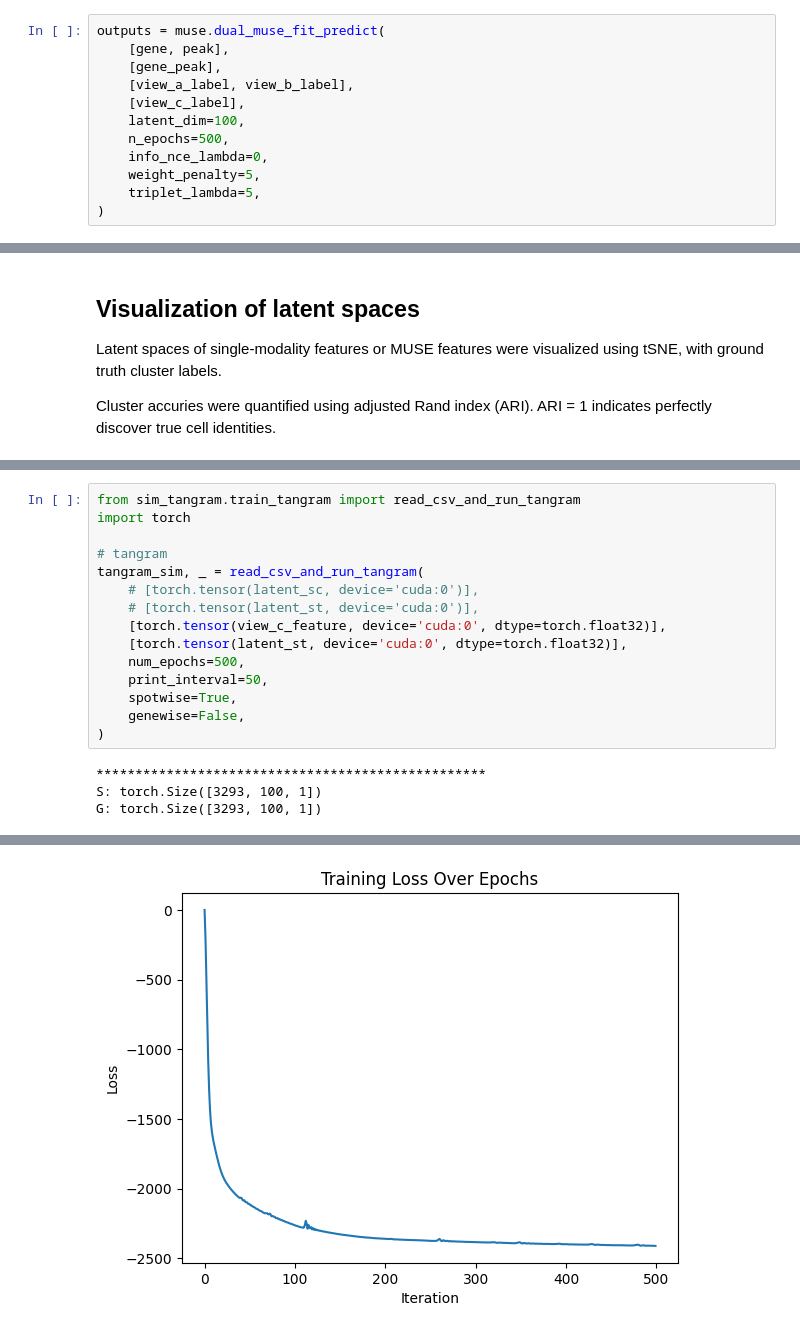
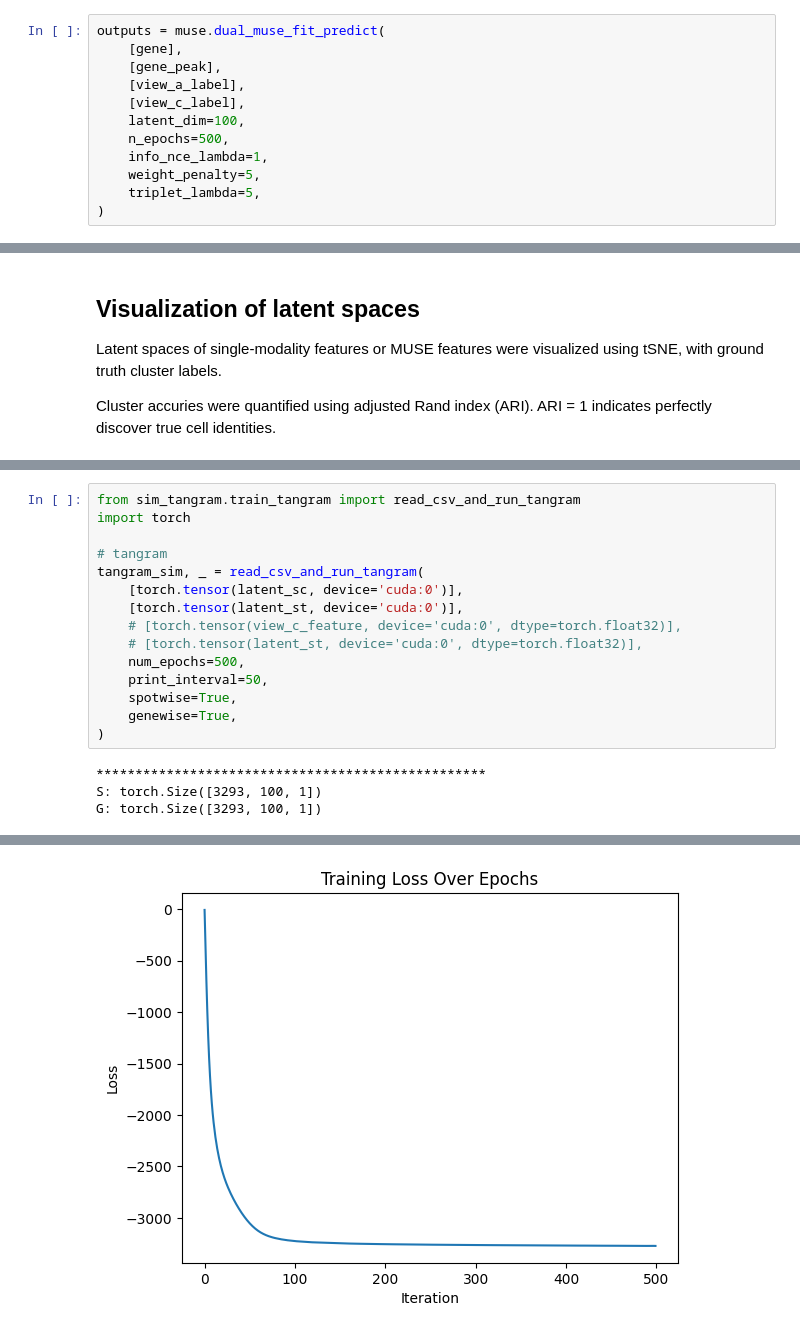
Before and after one commit to darkwilldie/MUSE, a Jupyter notebook: MUSE_demo/my_demo.ipynb, the cells around one changed output, grey strips where cells are left out. Saved outputs shown, nothing was run; the diff lists cells and outputs as text.

```diff
--- a/MUSE_demo/my_demo.ipynb
+++ b/MUSE_demo/my_demo.ipynb
@@ -96,13 +96,13 @@ PhenoGraph completed in 2.033363103866577 seconds
 MUSE learns the joint latent representation
 # %%
 outputs = muse.dual_muse_fit_predict(
-    [gene, peak],
+    [gene],
     [gene_peak],
-    [view_a_label, view_b_label],
+    [view_a_label],
     [view_c_label],
     latent_dim=100,
     n_epochs=500,
-    info_nce_lambda=0,
+    info_nce_lambda=1,
     weight_penalty=5,
     triplet_lambda=5,
 )
@@ -234,14 +241,14 @@ import torch
 
 # tangram
 tangram_sim, _ = read_csv_and_run_tangram(
-    # [torch.tensor(latent_sc, device='cuda:0')],
-    # [torch.tensor(latent_st, device='cuda:0')],
-    [torch.tensor(view_c_feature, device='cuda:0', dtype=torch.float32)],
-    [torch.tensor(latent_st, device='cuda:0', dtype=torch.float32)],
+    [torch.tensor(latent_sc, device='cuda:0')],
+    [torch.tensor(latent_st, device='cuda:0')],
+    # [torch.tensor(view_c_feature, device='cuda:0', dtype=torch.float32)],
+    # [torch.tensor(latent_st, device='cuda:0', dtype=torch.float32)],
     num_epochs=500,
     print_interval=50,
     spotwise=True,
-    genewise=False,
+    genewise=True,
 )
 # %% [output]
 **************************************************
@@ -273,4 +280,4 @@ Epoch 500: Loss -2410.75732421875
-[figure, old version]
+[figure, new version]
 # %%
 mapping = tangram_sim.argmax(axis=1)
 for i in range(len(mapping)):
```
Also changed, not shown: parts of 10 cells of this notebook, 5 other files.
